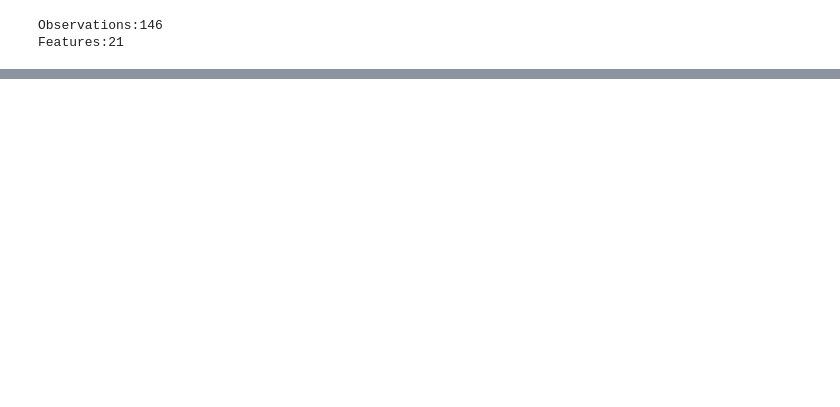
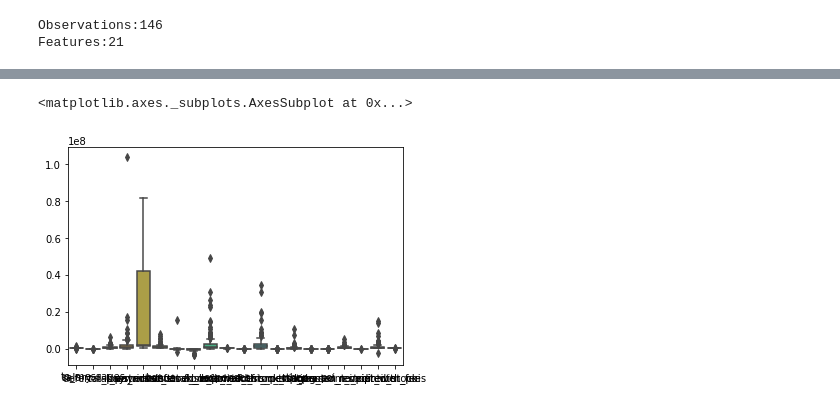
Before and after one commit to RileyMShea/ud120-projects, a Jupyter notebook: final_project/writeup.ipynb, the cells around one changed output, grey strips where cells are left out. Cells and saved outputs as stored; diff of their text form; code cells hidden in the pictures; blank space fills up the shorter version.

```diff
--- a/final_project/writeup.ipynb
+++ b/final_project/writeup.ipynb
@@ -65,0 +258,5 @@ KeyError: 'THE TRAVEL AGENCY IN THE PARK'
+# %%
+sns.boxplot(data=df)
+# %% [output]
+<matplotlib.axes._subplots.AxesSubplot at 0x...>
+[figure, added]
```
Also changed, not shown: parts of 22 cells of this notebook, 12 other files.
